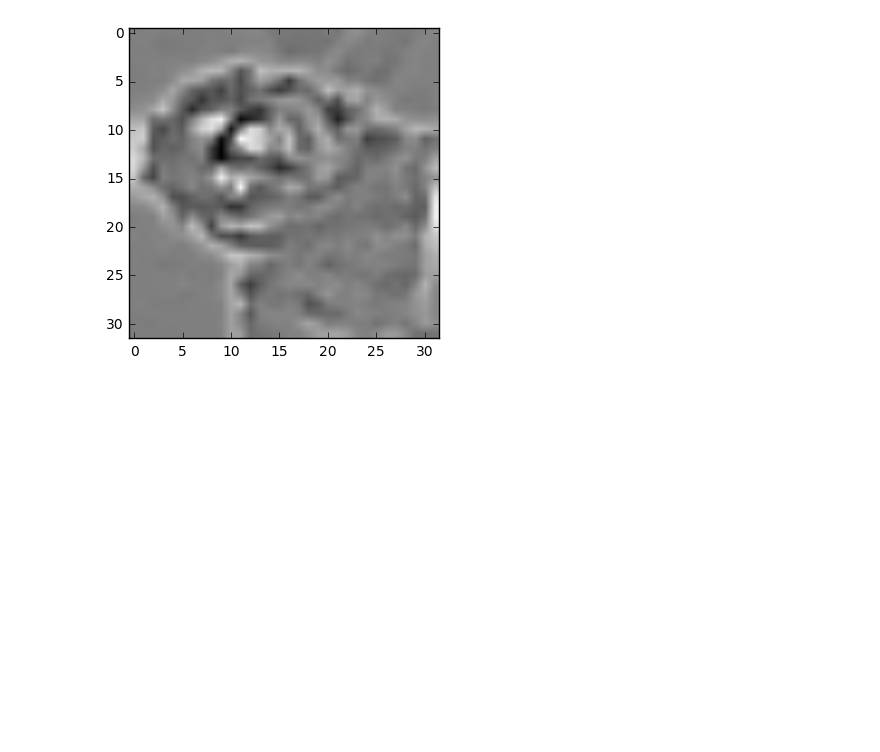
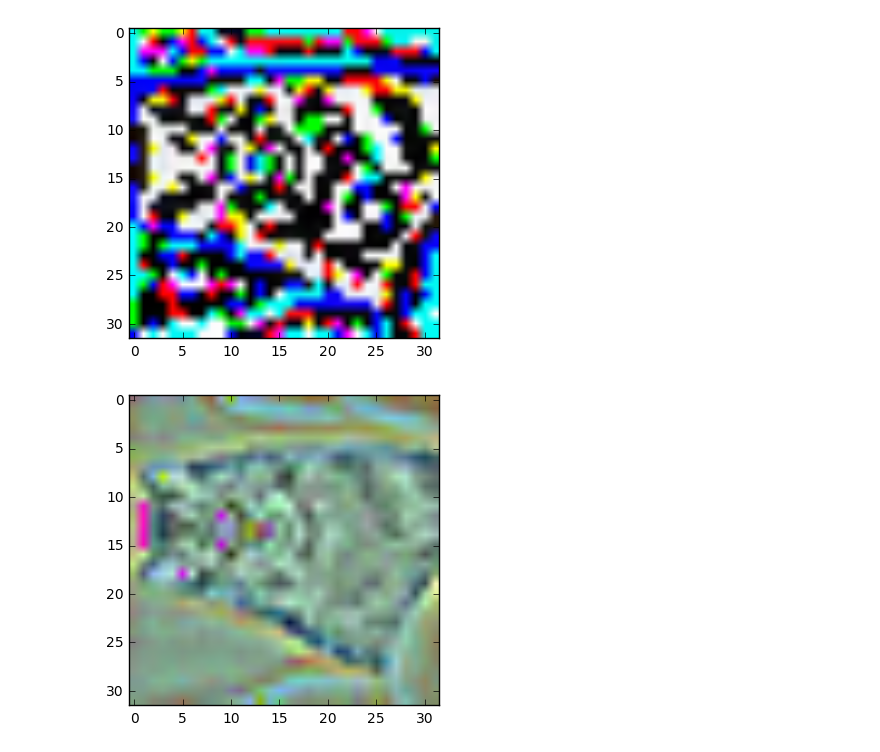
Before and after one commit to Victor2175/KernelMethods, a Jupyter notebook: Kernel methods.ipynb, the cells around one changed output. Cells and saved outputs as stored; diff of their text form; code cells hidden in the pictures; blank space fills up the shorter version.

```diff
--- a/Kernel methods.ipynb
+++ b/Kernel methods.ipynb
@@ -42,20 +43,51 @@ d = Xtr.shape[1]
 # %%
 #The block to display images
 
 def displayImage(image):
-    plt.imshow(image, cmap='Greys')
+    plt.imshow(image)#, cmap='Greys')
     plt.show()
 
-Im = Xtr[15]
+Im = Xtr[35]
+
+Xtilde = np.reshape(Xtr, (5000, 3, 1024))
+
+minR = np.min(Xtilde[:,0,:])
+minG = np.min(Xtilde[:,1,:])
+minB = np.min(Xtilde[:,2,:])
+
+maxR = np.max(Xtilde[:,0,:])
+maxG = np.max(Xtilde[:,1,:])
+maxB = np.max(Xtilde[:,2,:])
+
+Im = np.reshape(Im, (3,1024))
+
+Rmax = amax(Im[0,:])
+Rmin = amin(Im[0,:])
+
+Gmax = amax(Im[1,:])
+Gmin = amin(Im[1,:])
+
+Bmax = amax(Im[2,:])
+Bmin = amin(Im[2,:])
+I = np.zeros((3,Im.shape[1]))
+I[0,:] = (Im[0,:]-Rmin)/(Rmax-Rmin)
+I[1,:] = (Im[1,:]-Rmin)/(Gmax-Gmin)
+I[2,:] = (Im[2,:]-Rmin)/(Bmax-Bmin)
 
 
-Im = np.reshape(Im,(3,32,32))
-I = (0.21*Im[0,:,:]+0.72*Im[1,:,:]+ 0.07*Im[2,:,:])
+
+I = np.reshape(I,(3,32,32))
+Im = np.reshape(Im, (3,32,32))
+#I = (0.21*Im[0,:,:]+0.72*Im[1,:,:]+ 0.07*Im[2,:,:])
 I = I.T
-Im= Im.T+0.2
+
+Im= Im.T
+
+displayImage(Im)
 displayImage(I)
 # %% [output]
-[figure, old version]
+[figure, new version]
+[figure, added]
 # %%
 #Preprocessing images
 #Code to tranform images into 16*16*16 dimensional histograms
```
Also changed, not shown: parts of 16 cells of this notebook.
